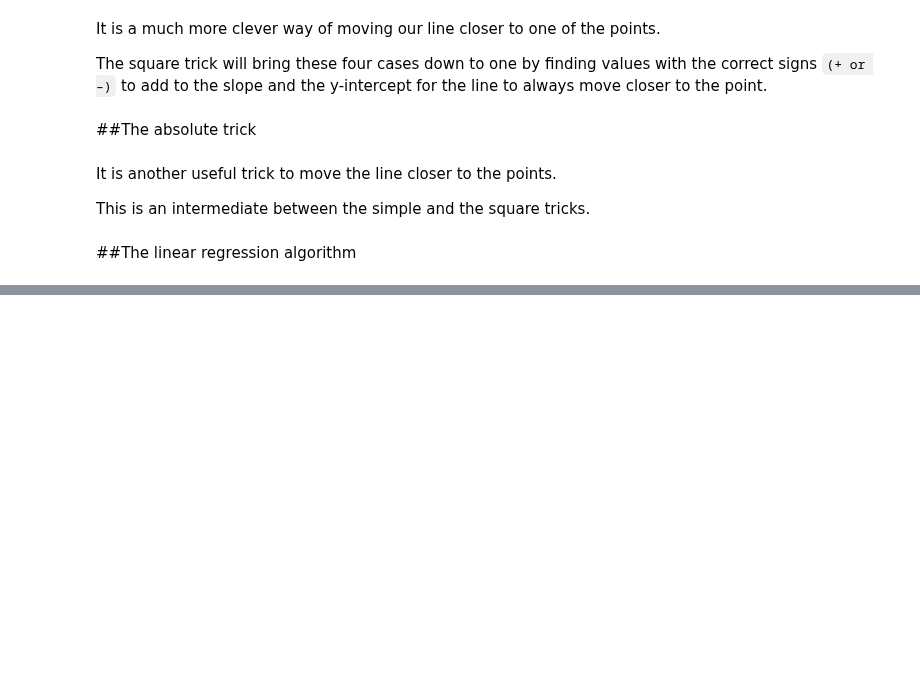
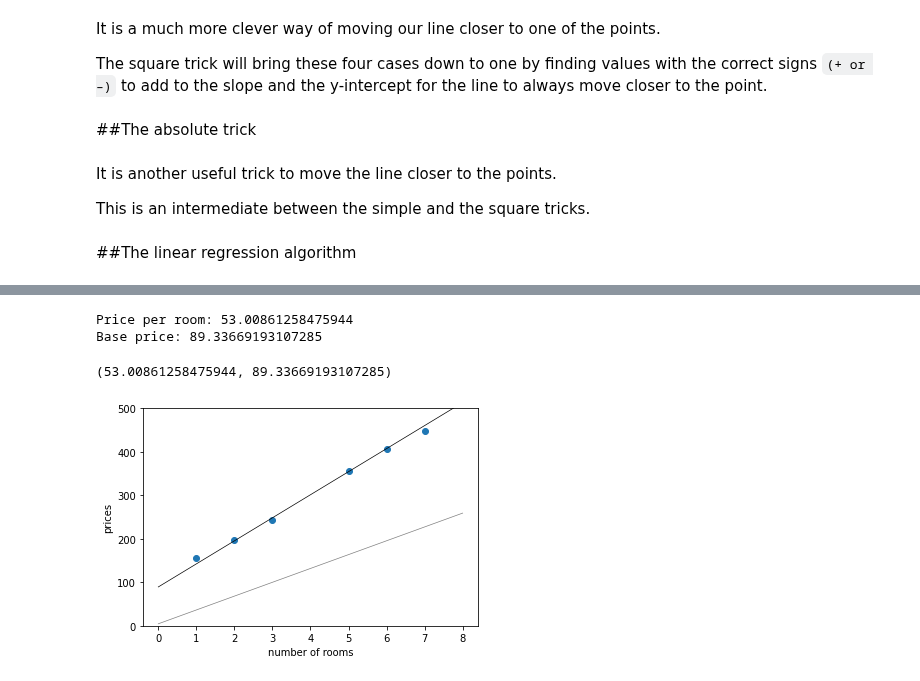
Before and after one commit to rahiakela/machine-learning-research-and-practice, a Jupyter notebook: grokking-machine-learning/03-linear-regression/1_linear_regression_fundamentals.ipynb, the cells around one changed output, grey strips where cells are left out. Drawn from its saved outputs; the diff is of its cells as text; code cells hidden in the pictures; blank space fills up the shorter version.

```diff
--- a/grokking-machine-learning/03-linear-regression/1_linear_regression_fundamentals.ipynb
+++ b/grokking-machine-learning/03-linear-regression/1_linear_regression_fundamentals.ipynb
@@ -85,0 +96,34 @@ many times to move the line closer to the points.**
+# %%
+def linear_regression(features, labels, learning_rate=0.01, epochs=1000, progress=1):
+  # Generates random values for the slope and the y-intercept
+  price_per_room = random.random()
+  base_price = random.random()
+
+  for epoch in range(epochs):
+    if epoch == progress:
+      draw_line(price_per_room, base_price, starting=0, ending=8)
+
+    # Picks a random point on our dataset
+    i = random.randint(0, len(features) - 1)
+    num_rooms = features[i]
+    actual_price = labels[i]
+
+    # Applies the square trick to move the line closer to our point
+    price_per_room, base_price = square_trick(base_price, price_per_room, num_rooms, actual_price, learning_rate=learning_rate)
+
+  draw_line(price_per_room, base_price, "black", starting=0, ending=8)
+  plot_points(features, labels)
+
+  print(f"Price per room: {price_per_room}")
+  print(f"Base price: {base_price}")
+
+  return price_per_room, base_price
+# %%
+plt.ylim(0, 500)
+
+linear_regression(features, labels, learning_rate=0.01, epochs=1000)
+# %% [output]
+Price per room: 53.00861258475944
+Base price: 89.33669193107285
+(53.00861258475944, 89.33669193107285)
+[figure, added]
```
Also changed, not shown: parts of 13 cells of this notebook.
